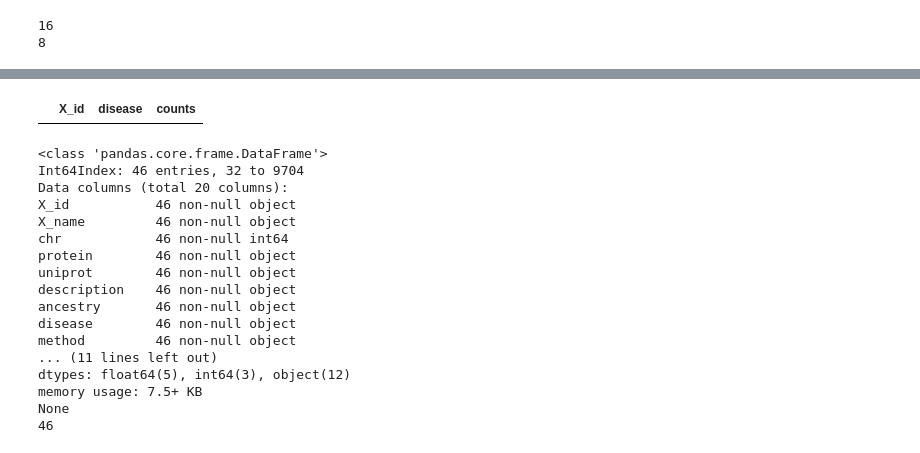
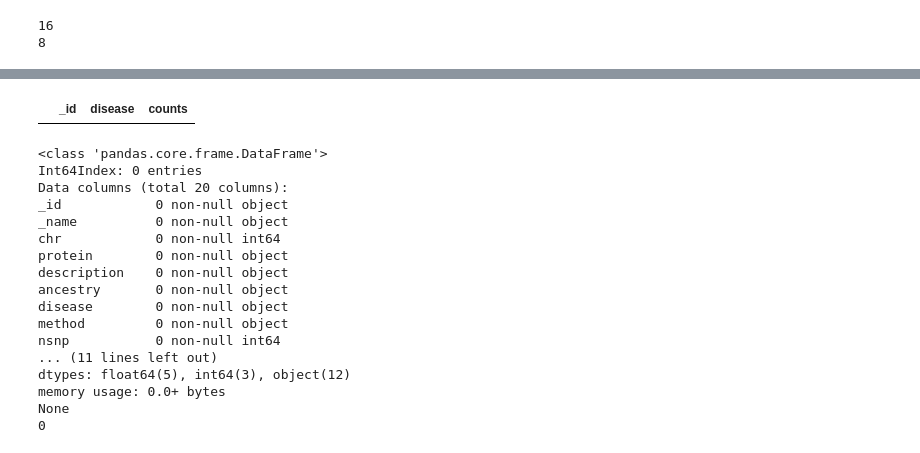
Before and after one commit to MRCIEU/epigraphdb-graph, a Jupyter notebook: workflow/scripts/source/xqtl-pwas-mr/cleaning.ipynb, the cells around one changed output, grey strips where cells are left out. Drawn from its saved outputs; the diff is of its cells as text; code cells hidden in the pictures.

```diff
--- a/workflow/scripts/source/xqtl-pwas-mr/cleaning.ipynb
+++ b/workflow/scripts/source/xqtl-pwas-mr/cleaning.ipynb
@@ -194,37 +187,36 @@ None
 19582 rows × 20 columns
 # %%
 dup_edge_check = (
-    edge_raw.groupby(["X_id", "disease"])
+    edge_raw.groupby(["_id", "disease"])
     .size()
     .reset_index(name="counts")
     .query("counts > 1")
 )
 dup_edge_check
 # %% [output]
-|  | X_id | disease | counts |
+|  | _id | disease | counts |
 # %%
-dup_gene_ids = dup_df["X_id"].drop_duplicates()
+dup_gene_ids = dup_df["_id"].drop_duplicates()
 foobar = edge_raw[
-    (edge_raw["X_id"].isin(dup_gene_ids))
-    & (edge_raw["disease"] == "gbmi-a-00001-nfe-b")
+    (edge_raw["_id"].isin(dup_gene_ids)) & (edge_raw["disease"] == "gbmi-a-00001-nfe-b")
 ]
 print(foobar.info())
-print(foobar["X_id"].drop_duplicates().pipe(len))
+print(foobar["_id"].drop_duplicates().pipe(len))
 # %% [output]
 <class 'pandas.core.frame.DataFrame'>
-Int64Index: 46 entries, 32 to 9704
+Int64Index: 0 entries
 Data columns (total 20 columns):
-X_id           46 non-null object
-X_name         46 non-null object
-chr            46 non-null int64
-protein        46 non-null object
-uniprot        46 non-null object
-description    46 non-null object
-ancestry       46 non-null object
-disease        46 non-null object
-method         46 non-null object
+_id            0 non-null object
+_name          0 non-null object
+chr            0 non-null int64
+protein        0 non-null object
+description    0 non-null object
+ancestry       0 non-null object
+disease        0 non-null object
+method         0 non-null object
+nsnp           0 non-null int64
 ... (11 lines left out)
 dtypes: float64(5), int64(3), object(12)
-memory usage: 7.5+ KB
+memory usage: 0.0+ bytes
 None
-46
+0
```
Also changed, not shown: parts of 22 cells of this notebook.
